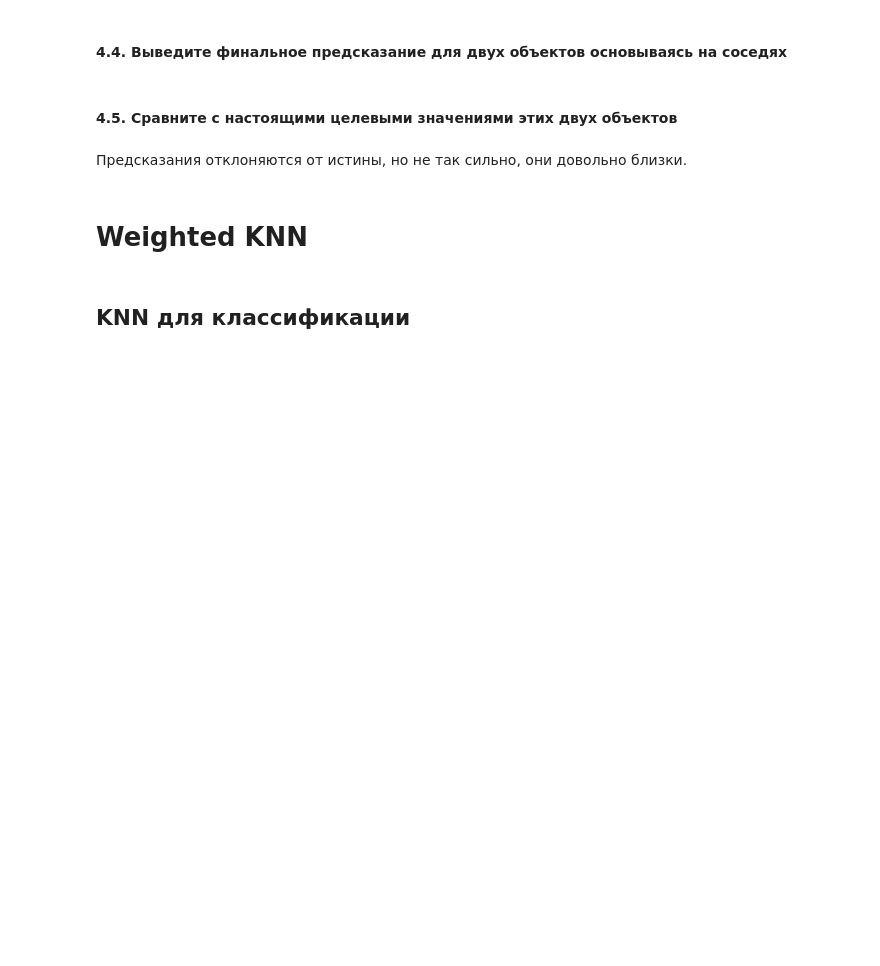
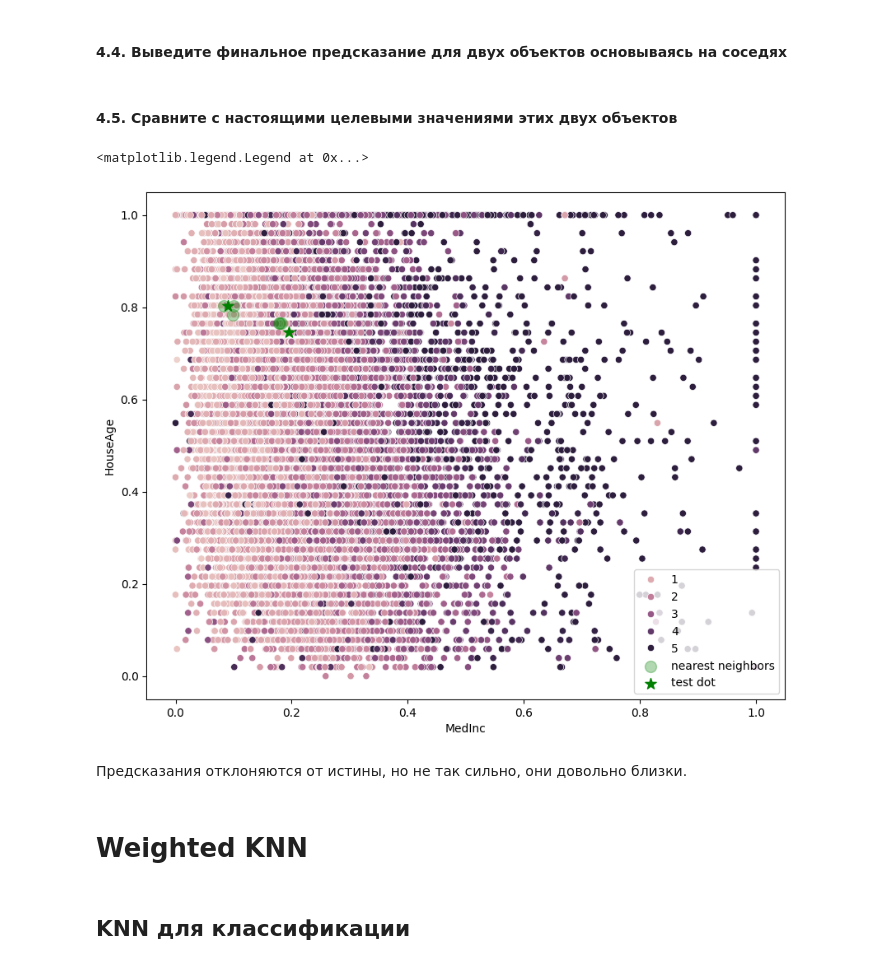
Before and after one commit to mixa15341/Data_Minimg, a Jupyter notebook: 6/Практическая_работа_№6_Метод_K_ближайших_соседей.ipynb, the cells around one changed output. Cells and saved outputs as stored; diff of their text form; code cells hidden in the pictures; blank space fills up the shorter version.

```diff
--- a/6/Практическая_работа_№6_Метод_K_ближайших_соседей.ipynb
+++ b/6/Практическая_работа_№6_Метод_K_ближайших_соседей.ipynb
@@ -235,0 +396,5 @@ X_test = pd.DataFrame(mms.transform(X_test[X_train.columns]), columns=X_train.co
+# %%
+import numpy as np
+
+random_objects = X_test.sample(n=2)
+random_objects
@@ -243,0 +438,3 @@ X_test = pd.DataFrame(mms.transform(X_test[X_train.columns]), columns=X_train.co
+# %%
+for test_idx, test_row in random_objects.iterrows():
+    print(distances[distances['object_idx']==test_idx].sort_values(['dst']).head(10))
@@ -248,2 +461,12 @@ X_test = pd.DataFrame(mms.transform(X_test[X_train.columns]), columns=X_train.co
+# %%
+nearest_neigbors_idxs = pd.Series(dtype='int')
+test_points_X = []
+test_points_Y = []
+for test_idx, test_row in random_objects.iterrows():
+    test_points_X.append(X_test.loc[test_idx].values[0])
+    test_points_Y.append(X_test.loc[test_idx].values[1])
+    nearest_neigbors_idxs = pd.concat(
+        [nearest_neigbors_idxs, distances[distances['object_idx'] == test_idx].sort_values(['dst']).head(3)['train_idx']])
+nearest_neigbors_idxs = nearest_neigbors_idxs.values.astype(dtype='int')
 # %% [markdown]
 #### 4.5. Сравните с настоящими целевыми значениями этих двух объектов
@@ -252,3 +473,38 @@ X_test = pd.DataFrame(mms.transform(X_test[X_train.columns]), columns=X_train.co
+# %%
+import seaborn as sns
+import matplotlib.pyplot as plt
+from matplotlib.colors import ListedColormap
+
+plt.figure(figsize=(10, 8))
+
+sns.scatterplot(
+    x=X_train.iloc[:, 0],
+    y=X_train.iloc[:, 1],
+    hue=y_train,
+)
+
+plt.scatter(
+    X_train.iloc[:,0].loc[nearest_neigbors_idxs],
+    X_train.iloc[:,1].loc[nearest_neigbors_idxs],
+    c='g',
+    alpha=0.3,
+    marker='o',
+    s=100,
+    label='nearest neighbors'
+)
+
+plt.scatter(
+    test_points_X,
+    test_points_Y,
+    c='g',
+    marker='*',
+    s=100,
+    label='test dot'
+)
+plt.legend()
+# %% [output]
+<matplotlib.legend.Legend at 0x...>
+[figure, added]
 # %% [markdown]
 Предсказания отклоняются от истины, но не так сильно, они довольно близки.
 # %% [markdown]
```
Also changed, not shown: parts of 129 cells of this notebook.
